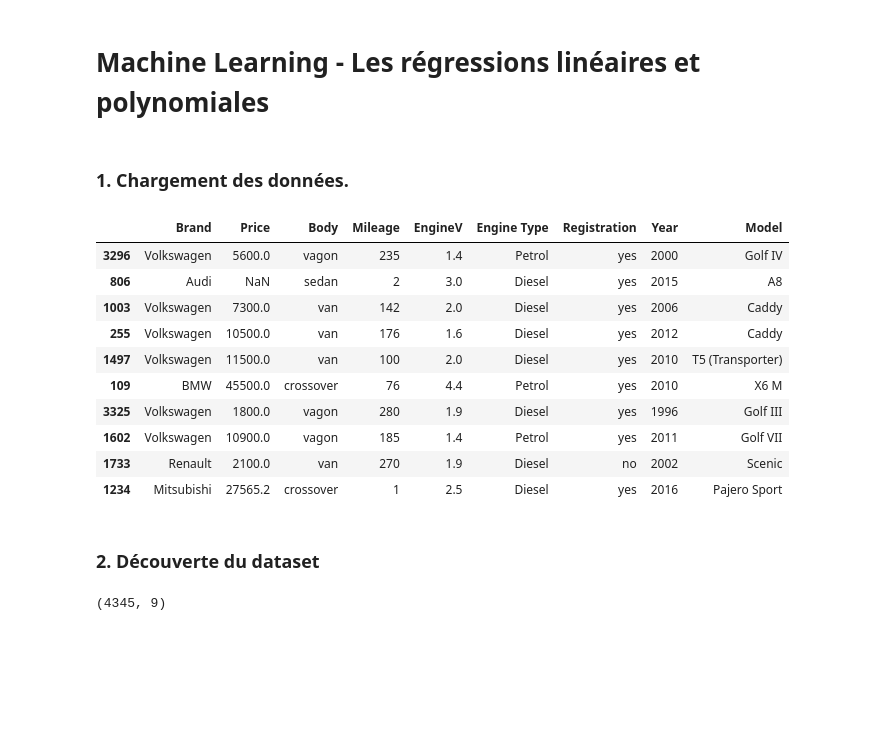
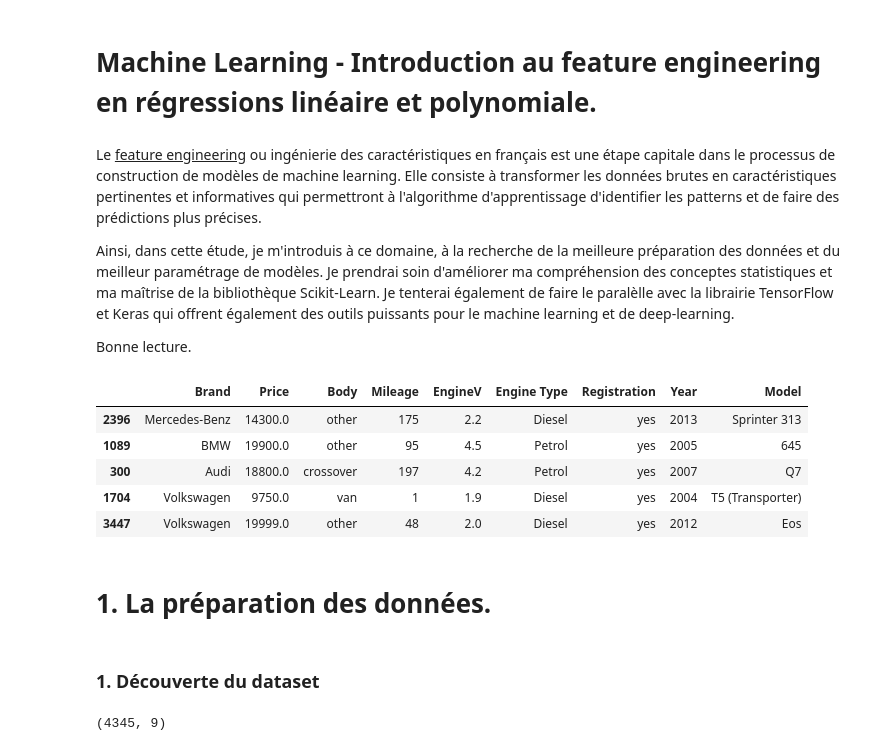
Before and after one commit to DataLiving/MachineLearning, a Jupyter notebook: MachineLearning.ipynb, the cells around one changed output. Cells and saved outputs as stored; diff of their text form; code cells hidden in the pictures; blank space fills up the shorter version.

Commit message:
Add files via upload
Version 3. Stable mais peut mieux faire.

```diff
--- a/MachineLearning.ipynb
+++ b/MachineLearning.ipynb
@@ -1,5 +1,11 @@
 # %% [markdown]
-# Machine Learning - Les régressions linéaires et polynomiales
+# Machine Learning - Introduction au feature engineering en régressions linéaire et polynomiale.
+# %% [markdown]
+Le <u>feature engineering</u> ou ingénierie des caractéristiques en français est une étape capitale dans le processus de construction de modèles de machine learning. Elle consiste à transformer les données brutes en caractéristiques pertinentes et informatives qui permettront à l'algorithme d'apprentissage d'identifier les patterns et de faire des prédictions plus précises.
+
+Ainsi, dans cette étude, je m'introduis à ce domaine, à la recherche de la meilleure préparation des données et du meilleur paramétrage de modèles. Je prendrai soin d'améliorer ma compréhension des conceptes statistiques et ma maîtrise de la bibliothèque Scikit-Learn. Je tenterai également de faire le paralèlle avec la librairie TensorFlow et Keras qui offrent également des outils puissants pour le machine learning et de deep-learning.
+
+Bonne lecture.
 # %%
 import numpy as np
 import pandas as pd
@@ -23,22 +22,17 @@ import operator
-# %% [markdown]
-### 1. Chargement des données.
 # %%
 df=pd.read_csv("../../Datasets/Reg.csv")
-df.sample(10)
+df.sample(5)
 # %% [output]
 |  | Brand | Price | Body | Mileage | EngineV | Engine Type | Registration | Year | Model |
-| 3296 | Volkswagen | 5600.0 | vagon | 235 | 1.4 | Petrol | yes | 2000 | Golf IV |
-| 806 | Audi | NaN | sedan | 2 | 3.0 | Diesel | yes | 2015 | A8 |
-| 1003 | Volkswagen | 7300.0 | van | 142 | 2.0 | Diesel | yes | 2006 | Caddy |
-| 255 | Volkswagen | 10500.0 | van | 176 | 1.6 | Diesel | yes | 2012 | Caddy |
-| 1497 | Volkswagen | 11500.0 | van | 100 | 2.0 | Diesel | yes | 2010 | T5 (Transporter) |
-| 109 | BMW | 45500.0 | crossover | 76 | 4.4 | Petrol | yes | 2010 | X6 M |
-| 3325 | Volkswagen | 1800.0 | vagon | 280 | 1.9 | Diesel | yes | 1996 | Golf III |
-| 1602 | Volkswagen | 10900.0 | vagon | 185 | 1.4 | Petrol | yes | 2011 | Golf VII |
-| 1733 | Renault | 2100.0 | van | 270 | 1.9 | Diesel | no | 2002 | Scenic |
-| 1234 | Mitsubishi | 27565.2 | crossover | 1 | 2.5 | Diesel | yes | 2016 | Pajero Sport |
+| 2396 | Mercedes-Benz | 14300.0 | other | 175 | 2.2 | Diesel | yes | 2013 | Sprinter 313 |
+| 1089 | BMW | 19900.0 | other | 95 | 4.5 | Petrol | yes | 2005 | 645 |
+| 300 | Audi | 18800.0 | crossover | 197 | 4.2 | Petrol | yes | 2007 | Q7 |
+| 1704 | Volkswagen | 9750.0 | van | 1 | 1.9 | Diesel | yes | 2004 | T5 (Transporter) |
+| 3447 | Volkswagen | 19999.0 | other | 48 | 2.0 | Diesel | yes | 2012 | Eos |
+# %% [markdown]
+# 1. La préparation des données.
 # %% [markdown]
-### 2. Découverte du dataset
+### 1. Découverte du dataset
 # %%
 df.shape
 # %% [output]
```
Also changed, not shown: parts of 54 cells of this notebook.
